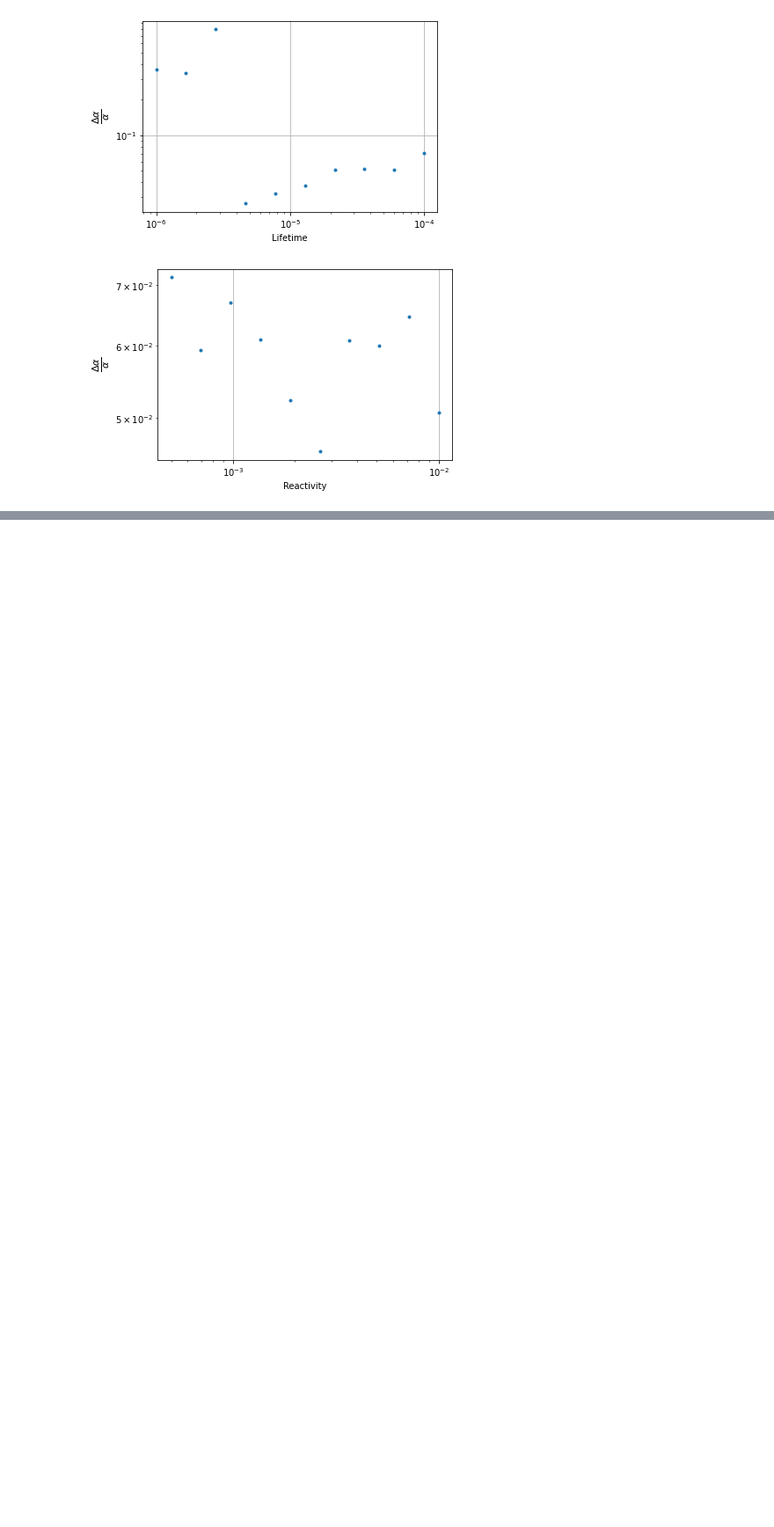
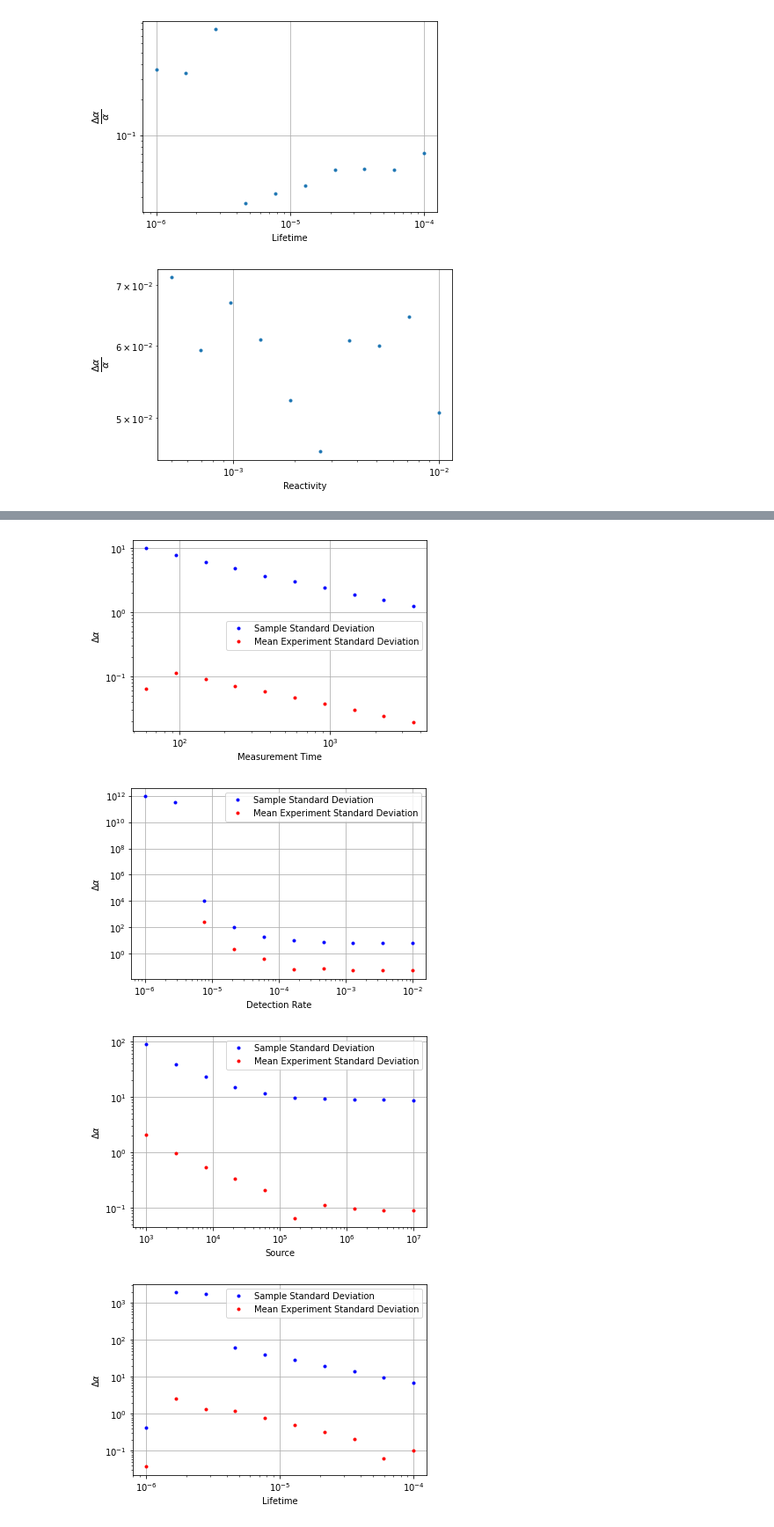
Before and after one commit to esheder/noise, a Jupyter notebook: hpc_runs/data_analysis.ipynb, the cells around one changed output, grey strips where cells are left out. Shown at 88% size. Saved outputs shown, nothing was run; the diff lists cells and outputs as text; code cells hidden in the pictures; blank space fills up the shorter version.

Commit message:
Updated the data analysis

```diff
--- a/hpc_runs/data_analysis.ipynb
+++ b/hpc_runs/data_analysis.ipynb
@@ -464,7 +466,7 @@ import matplotlib.pyplot as plt
 # %%
-sdetimedf = pd.read_csv('sde_timing_data.csv')
+sdestddf = pd.read_csv('sde_timing_data.csv')
 keys = ['Reactivity', 'Lifetime', 'Source', 'Detection Rate', 'Measurement Time']
-grpd = sdetimedf.groupby(keys)
+grpd = sdestddf.groupby(keys)
 stddata = grpd.std()['Alpha']
 stddata.name = 'Alpha STD'
 meandata = grpd.mean()['Alpha']
@@ -492,0 +497,15 @@ for option, slc in zip(options, slices):
+# %%
+sdestddf = pd.read_csv('sde_std_fixed.csv').assign(
+    AlphaCor=lambda x: [ufloat(*y) for y in zip(x.Alpha.values, np.sqrt(x.ConvAlphaAlpha))])
+keys = ['Reactivity', 'Lifetime', 'Source', 'Detection Rate', 'Measurement Time']
+grpd = sdestddf.groupby(keys)
+stddata = grpd.Alpha.std()
+stddata.name = 'Alpha STD'
+meandata = grpd.AlphaCor.aggregate(lambda x: sum(x)/len(x))
+meandata.name = 'Alpha'
+newdata = pd.concat([meandata, stddata], axis=1)
+defaults = {key: newdata.reset_index()[key].mode()[0] for key in keys}
+levels = {key: i for i, key in enumerate(defaults.keys())}
+options = list(map(dict, it.combinations(defaults.items(), len(defaults)-1)))
+slices = list(map(lambda x: tuple({key: x.get(key, slice(None)) for key in keys}.values()), options))
+val_names = ['Alpha', 'Alpha STD']
@@ -492,0 +550,17 @@ for option, slc in zip(options, slices):
+# %%
+for option, slc in zip(options, slices):
+    unkey = (set(defaults.keys()) - set(option.keys())).pop()
+    dat = newdata.loc[slc].reset_index().loc[:, (unkey, *val_names)]
+    x, stdy, erry = dat[unkey], dat['Alpha STD'], [z.s for z in dat['Alpha']]
+    plt.figure()
+    plt.loglog(abs(x), stdy, 'b.', label='Sample Standard Deviation')
+    plt.loglog(abs(x), erry, 'r.', label='Mean Experiment Standard Deviation')
+    plt.xlabel(unkey)
+    plt.ylabel(r'$\Delta\alpha$')
+    plt.grid()
+    plt.legend()
+# %% [output]
+[figure, added]
+[figure, added]
+[figure, added]
+[figure, added]
```
Also changed, not shown: parts of 14 cells of this notebook, 1 other file.
